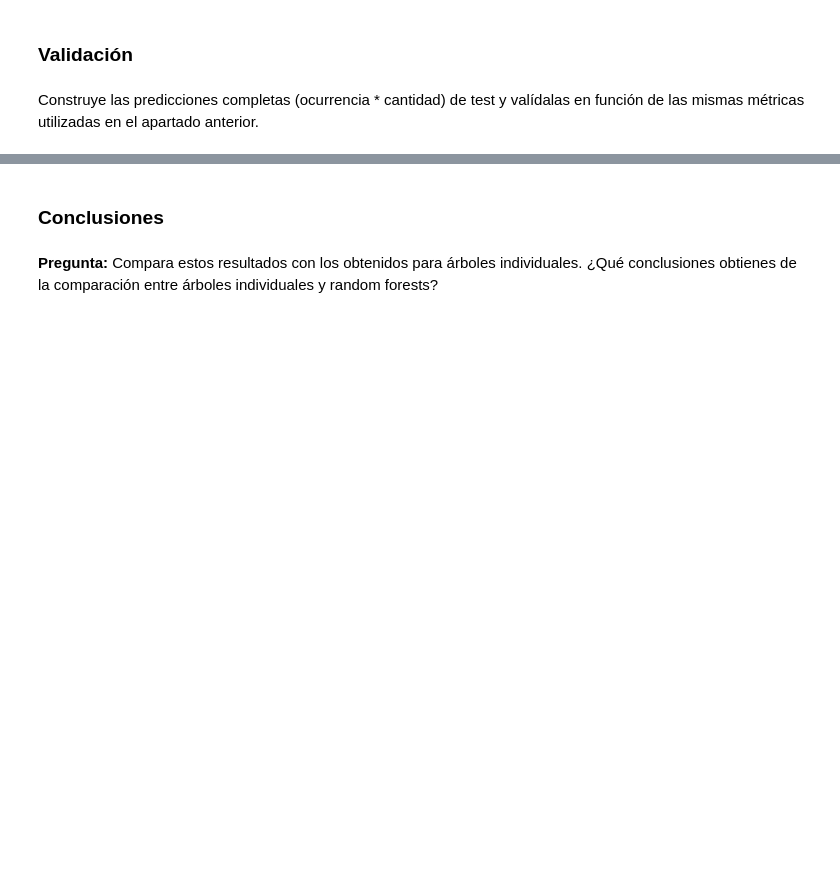
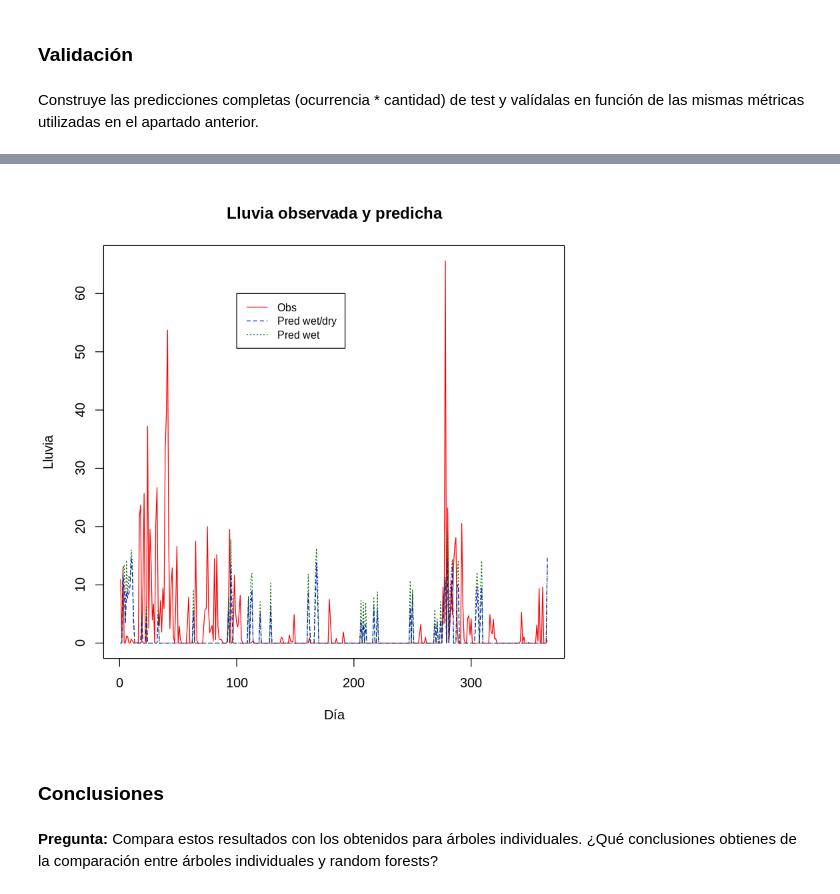
Before and after one commit to yerartdev/uc-m1966-datamining, a Jupyter notebook: d3/S17-T03_LAB_IntercomparisonTechniques.ipynb, the cells around one changed output, grey strips where cells are left out. Cells and saved outputs as stored; diff of their text form; code cells hidden in the pictures; blank space fills up the shorter version.

```diff
--- a/d3/S17-T03_LAB_IntercomparisonTechniques.ipynb
+++ b/d3/S17-T03_LAB_IntercomparisonTechniques.ipynb
@@ -1262,3 +1327,16 @@ Construye las predicciones completas (ocurrencia * cantidad) de test y valídala
+# %%
+#::GMG::Ejemplo de lluvia observada y predicha (365 primeros días)
+plot(df_amount$y[1:365], type = "l",col = "red",
+     xlab = "Día", lty = 1, ylab = "Lluvia",
+     main = "Lluvia observada y predicha")
+lines(pred_final_rf_cp[1:365],
+      type = "l", lty = 2, col = "blue")
+lines(pred_final_rf_rainy[1:365],
+      type = "l", lty = 3, col = "darkgreen")
+legend(100, 60, legend=c("Obs", "Pred wet/dry", "Pred wet"),
+       col=c("red", "blue", "darkgreen"), lty=1:3, cex=0.8)
+# %% [output]
+[figure, added]
 # %% [markdown]
 ### Conclusiones
 # %% [markdown]
```
Also changed, not shown: parts of 21 cells of this notebook.
